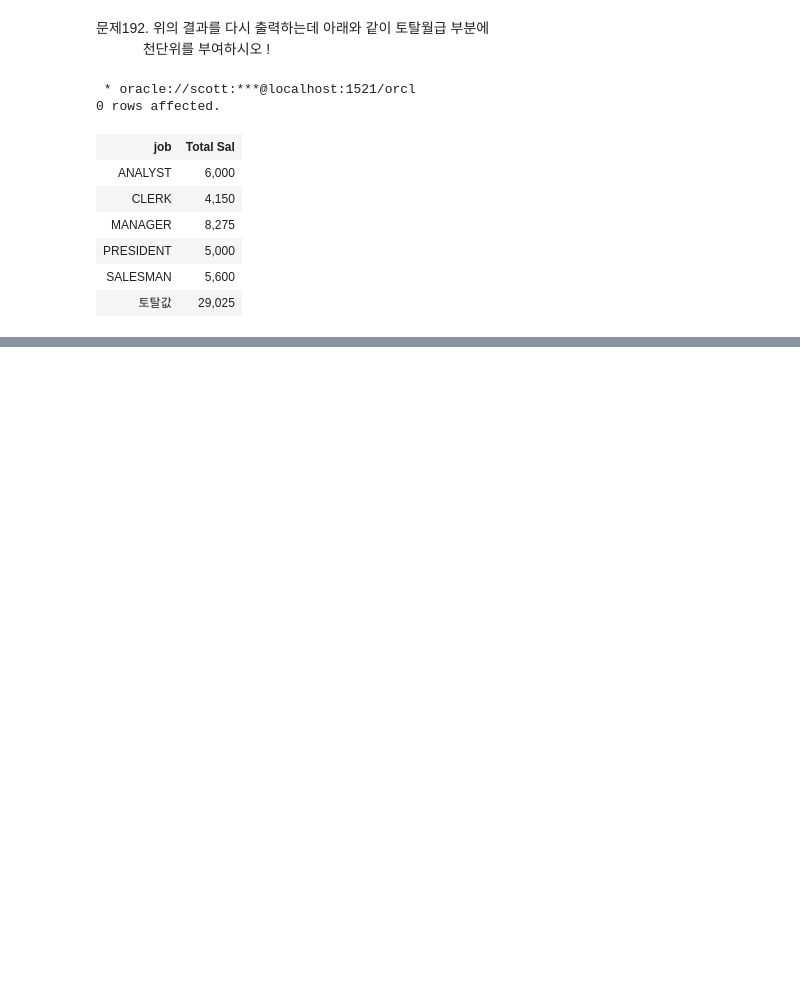
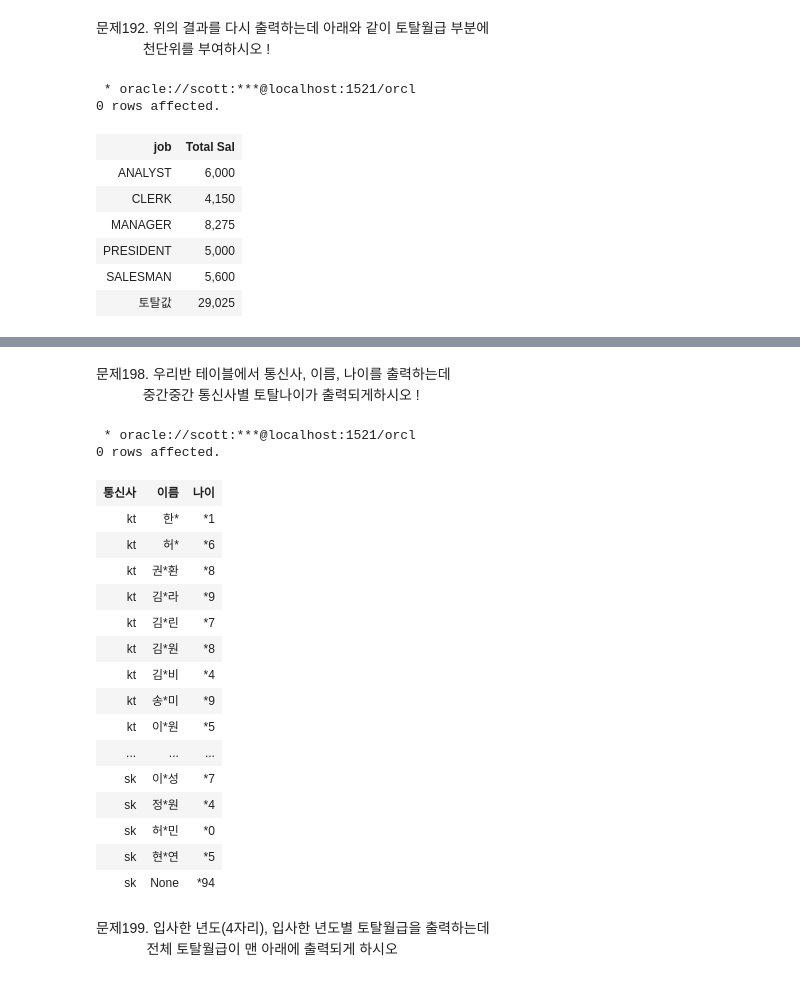
Before and after one commit to unknown-jun/Oracle_SQL, a Jupyter notebook: Part 2_9. 데이터 분석함수.ipynb, the cells around one changed output, grey strips where cells are left out. Saved outputs shown, nothing was run; the diff lists cells and outputs as text; code cells hidden in the pictures; blank space fills up the shorter version.

```diff
--- a/Part 2_9. 데이터 분석함수.ipynb
+++ b/Part 2_9. 데이터 분석함수.ipynb
@@ -1258,0 +1410,37 @@ select nvl(job, '토탈값') as job, to_char(sum(sal), '999,999') as "Total Sal"
+# %% [markdown]
+문제198.  우리반 테이블에서 통신사, 이름, 나이를 출력하는데
+&nbsp;&nbsp;&nbsp;&nbsp;&nbsp;&nbsp;&nbsp;&nbsp;&nbsp;&nbsp;&nbsp;
+중간중간 통신사별 토탈나이가 출력되게하시오 !
+# %%
+%%sql
+
+select telecom as 통신사,
+       replace(ename,
+                       substr(ename,
+                                  decode( length(ename), 4, 3, 2 ), 1)
+                                                                       ,'*') as 이름,
+       '*'||substr(sum(age), 2, 2) as 나이
+    from emp12
+    group by grouping sets ((telecom, ename), (telecom))
+# %% [output]
+ * oracle://scott:***@localhost:1521/orcl
+0 rows affected.
+| 통신사 | 이름 | 나이 |
+| kt | 한* | *1 |
+| kt | 허* | *6 |
+| kt | 권*환 | *8 |
+| kt | 김*라 | *9 |
+| kt | 김*린 | *7 |
+| kt | 김*원 | *8 |
+| kt | 김*비 | *4 |
+| kt | 송*미 | *9 |
+| kt | 이*원 | *5 |
+| ... | ... | ... |
+| sk | 이*성 | *7 |
+| sk | 정*원 | *4 |
+| sk | 허*민 | *0 |
+| sk | 현*연 | *5 |
+| sk | None | *94 |
+# %% [markdown]
+문제199. 입사한 년도(4자리), 입사한 년도별 토탈월급을 출력하는데
+&nbsp;&nbsp;&nbsp;&nbsp;&nbsp;&nbsp;&nbsp;&nbsp;&nbsp;&nbsp;&nbsp;&nbsp;&nbsp;전체 토탈월급이 맨 아래에 출력되게 하시오
```
Also changed, not shown: parts of 21 cells of this notebook.
